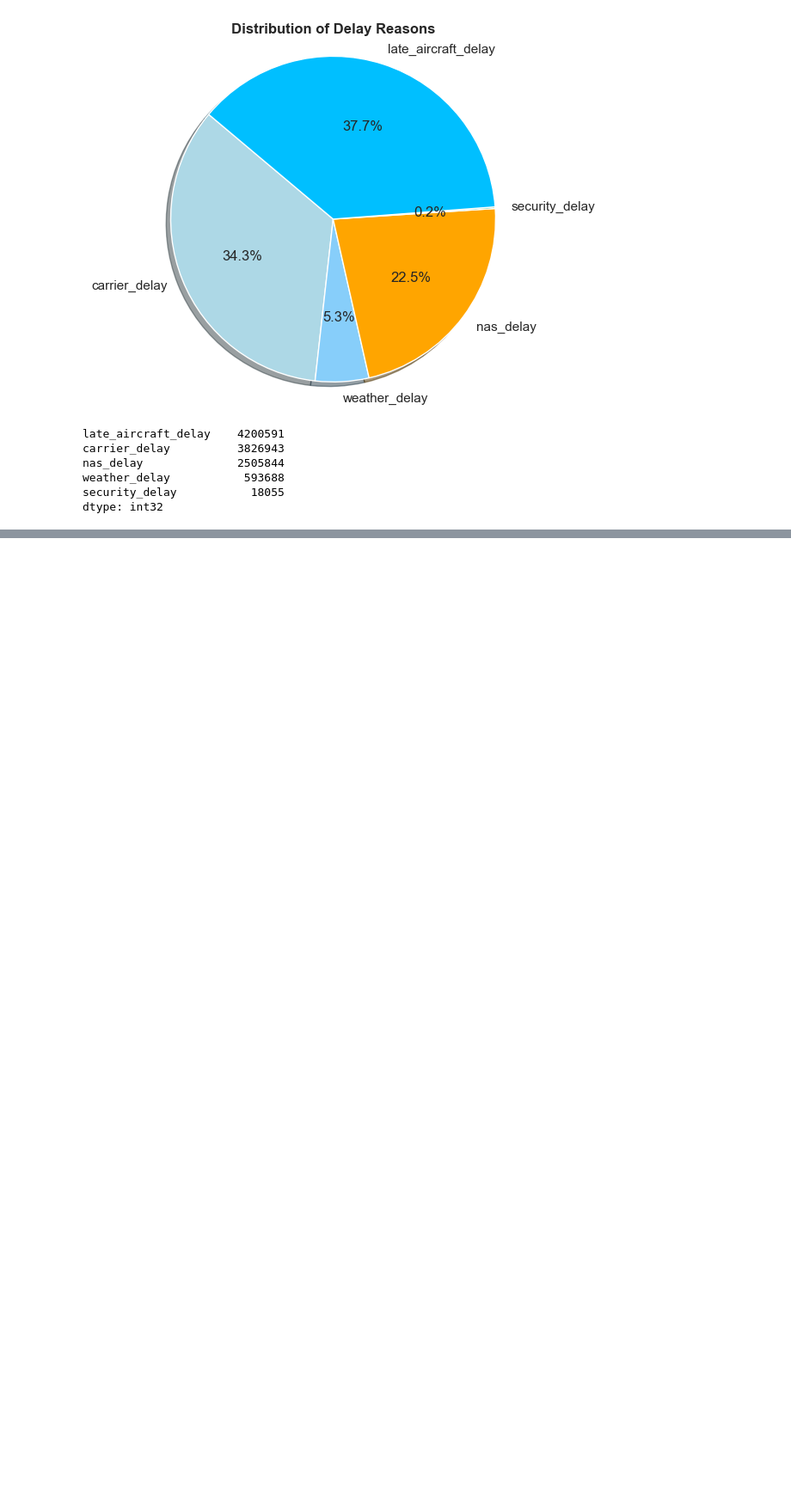
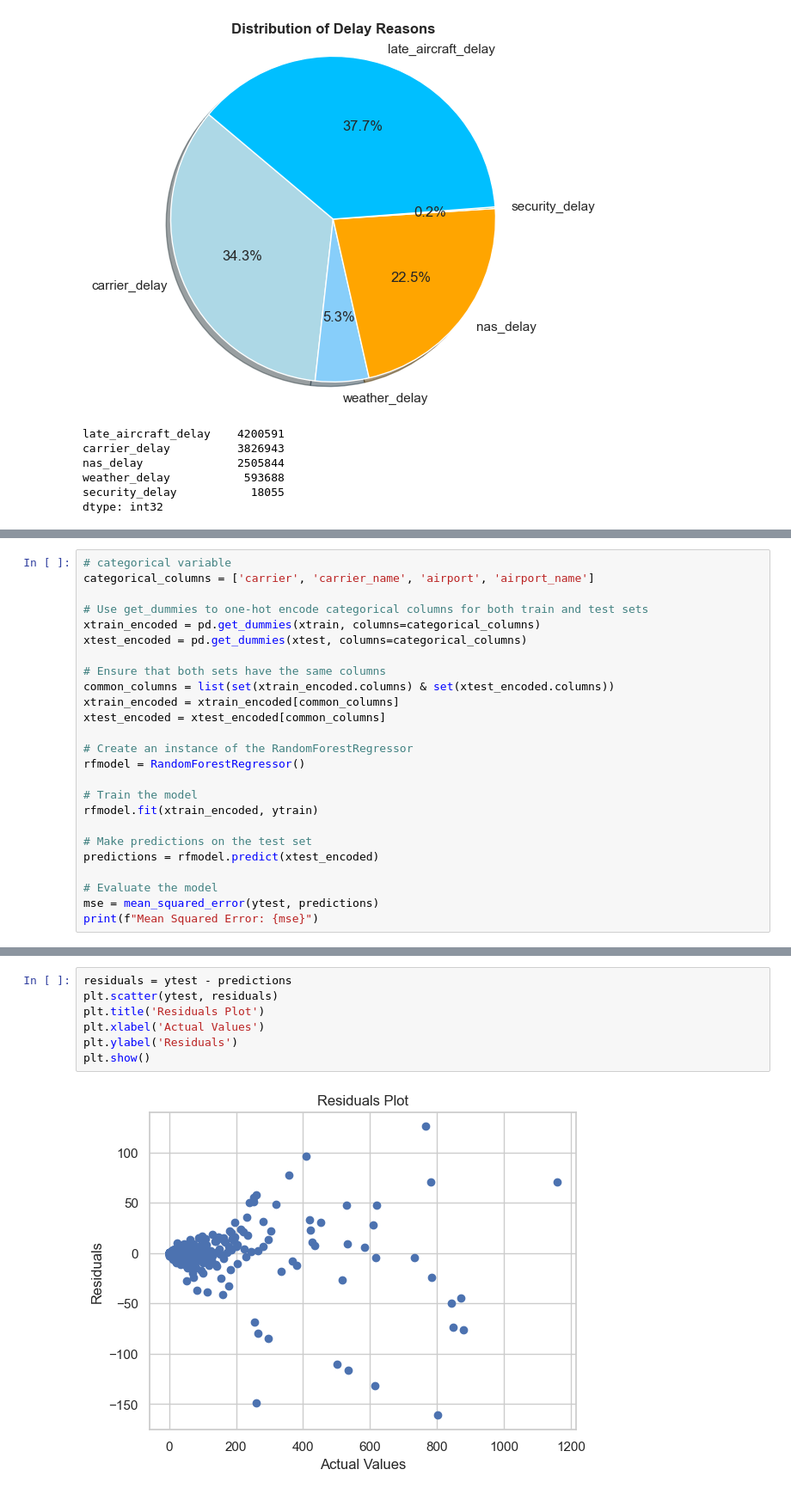
Before and after one commit to SifatNiloy/airline_delay_analysis, a Jupyter notebook: airline_delay.ipynb, the cells around one changed output, grey strips where cells are left out. Shown at 86% size. Cells and saved outputs as stored; diff of their text form; blank space fills up the shorter version.

Commit message:
running ml models

```diff
--- a/airline_delay.ipynb
+++ b/airline_delay.ipynb
@@ -558,0 +742,25 @@ dtype: int32
+# %%
+# categorical variable
+categorical_columns = ['carrier', 'carrier_name', 'airport', 'airport_name']
+
+# Use get_dummies to one-hot encode categorical columns for both train and test sets
+xtrain_encoded = pd.get_dummies(xtrain, columns=categorical_columns)
+xtest_encoded = pd.get_dummies(xtest, columns=categorical_columns)
+
+# Ensure that both sets have the same columns
+common_columns = list(set(xtrain_encoded.columns) & set(xtest_encoded.columns))
+xtrain_encoded = xtrain_encoded[common_columns]
+xtest_encoded = xtest_encoded[common_columns]
+
+# Create an instance of the RandomForestRegressor
+rfmodel = RandomForestRegressor()
+
+# Train the model
+rfmodel.fit(xtrain_encoded, ytrain)
+
+# Make predictions on the test set
+predictions = rfmodel.predict(xtest_encoded)
+
+# Evaluate the model
+mse = mean_squared_error(ytest, predictions)
+print(f"Mean Squared Error: {mse}")
@@ -558,0 +821,9 @@ dtype: int32
+# %%
+residuals = ytest - predictions
+plt.scatter(ytest, residuals)
+plt.title('Residuals Plot')
+plt.xlabel('Actual Values')
+plt.ylabel('Residuals')
+plt.show()
+# %% [output]
+[figure, added]
```
Also changed, not shown: parts of 29 cells of this notebook.
